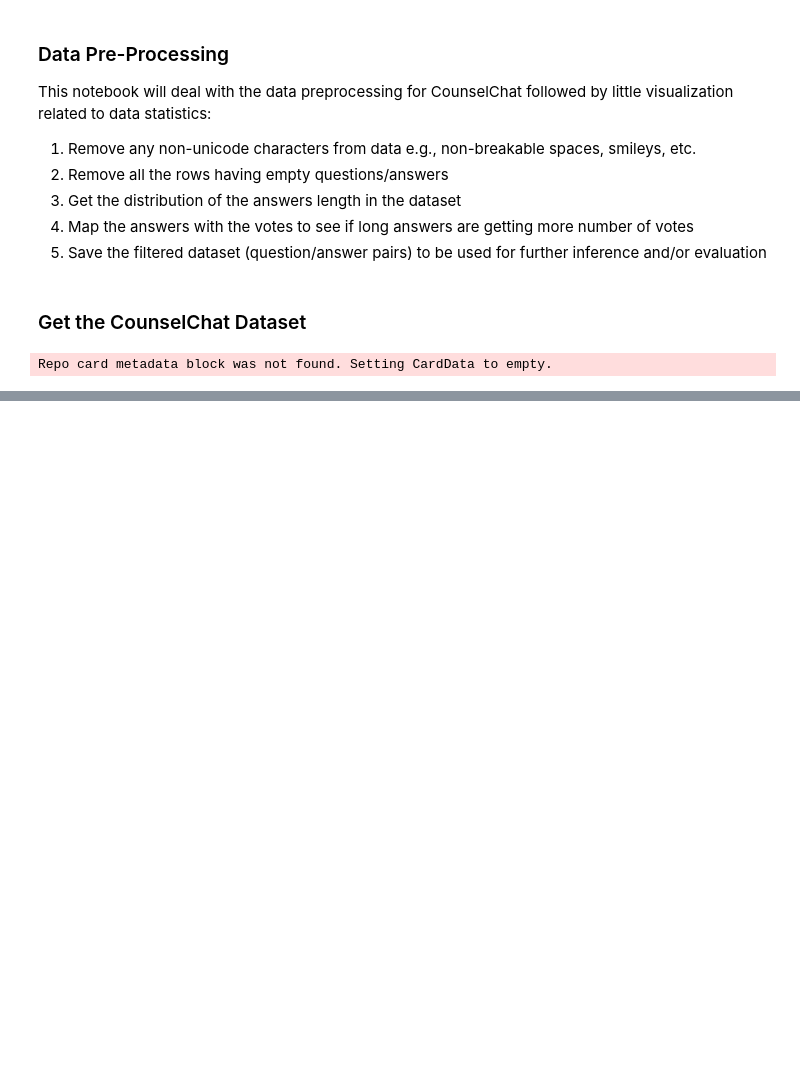
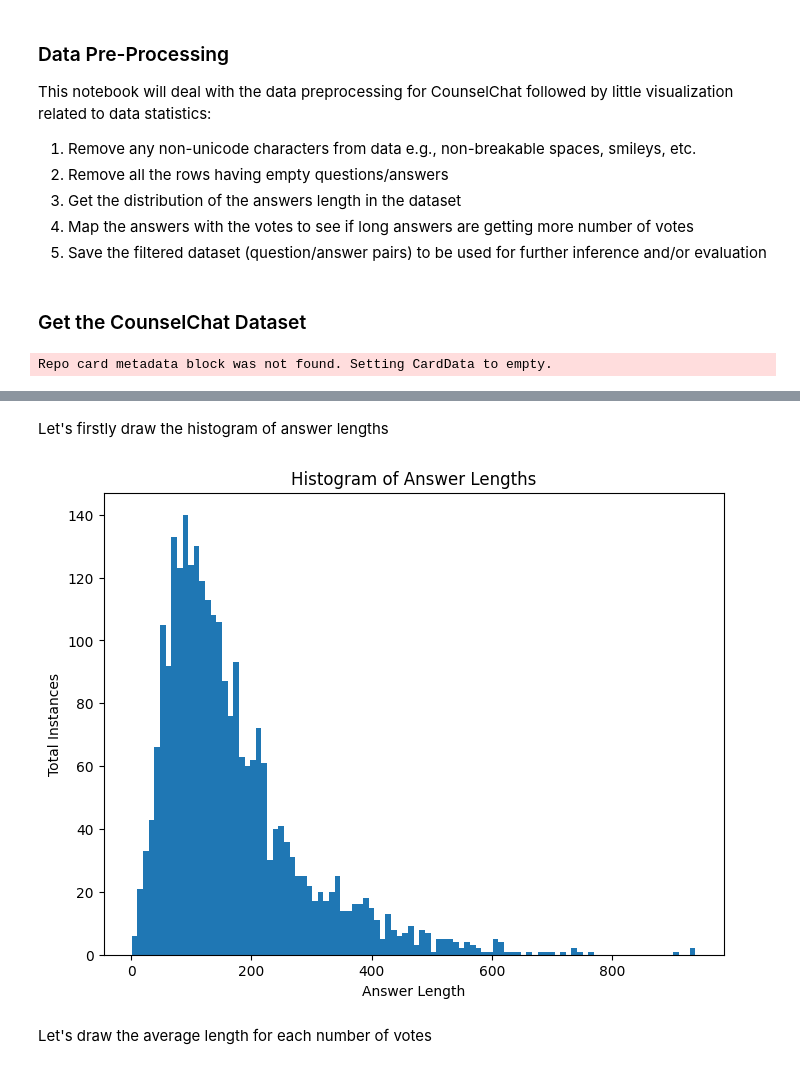
Before and after one commit to embedded-robotics/mental-health-agents, a Jupyter notebook: src/dpo/data_processing.ipynb, the cells around one changed output, grey strips where cells are left out. Drawn from its saved outputs; the diff is of its cells as text; code cells hidden in the pictures; blank space fills up the shorter version.

```diff
--- a/src/dpo/data_processing.ipynb
+++ b/src/dpo/data_processing.ipynb
@@ -33,0 +103,29 @@ dataset_df.head()
+# %%
+def remove_emojis(df_bios):
+    emoj = re.compile("["
+        u"\U0001F600-\U0001F64F"  # emoticons
+        u"\U0001F300-\U0001F5FF"  # symbols & pictographs
+        u"\U0001F680-\U0001F6FF"  # transport & map symbols
+        u"\U0001F1E0-\U0001F1FF"  # flags (iOS)
+        u"\U00002500-\U00002BEF"  # chinese char
+        u"\U00002702-\U000027B0"
+        u"\U00002702-\U000027B0"
+        u"\U000024C2-\U0001F251"
+        u"\U0001f926-\U0001f937"
+        u"\U00010000-\U0010ffff"
+        u"\u2640-\u2642"
+        u"\u2600-\u2B55"
+        u"\u200d"
+        u"\u23cf"
+        u"\u23e9"
+        u"\u231a"
+        u"\ufe0f"  # dingbats
+        u"\u3030"
+                      "]+", re.UNICODE)
+    return re.sub(emoj, '', df_bios)
+# %%
+dataset_df['question'] = dataset_df['question'].apply(remove_emojis)
+dataset_df['question'] = dataset_df['question'].apply(lambda x: x.replace('\xa0', ' ').replace(u"\u2019","'").replace(u"\u00e9","ee").replace("\n",' ').replace("  ", " "))
+# %%
+dataset_df['answerText'] = dataset_df['answerText'].apply(remove_emojis)
+dataset_df['answerText'] = dataset_df['answerText'].apply(lambda x: x.replace('\xa0', ' ').replace(u"\u2019","'").replace(u"\u00e9","ee").replace("\n",' ').replace("  ", " "))
@@ -33,0 +134,3 @@ dataset_df.head()
+# %%
+dataset_df['answer_length'] = dataset_df['answerText'].apply(lambda x: len(x.split()))
+dataset_df
@@ -33,0 +163,13 @@ dataset_df.head()
+# %% [markdown]
+Let's firstly draw the histogram of answer lengths
+# %%
+plt.figure(figsize=(8,6))
+plt.hist(dataset_df['answer_length'].to_list(), bins=100)
+plt.xlabel('Answer Length')
+plt.ylabel('Total Instances')
+plt.title('Histogram of Answer Lengths')
+plt.show()
+# %% [output]
+[figure, added]
+# %% [markdown]
+Let's draw the average length for each number of votes
```
Also changed, not shown: parts of 22 cells of this notebook, 1 other file.
